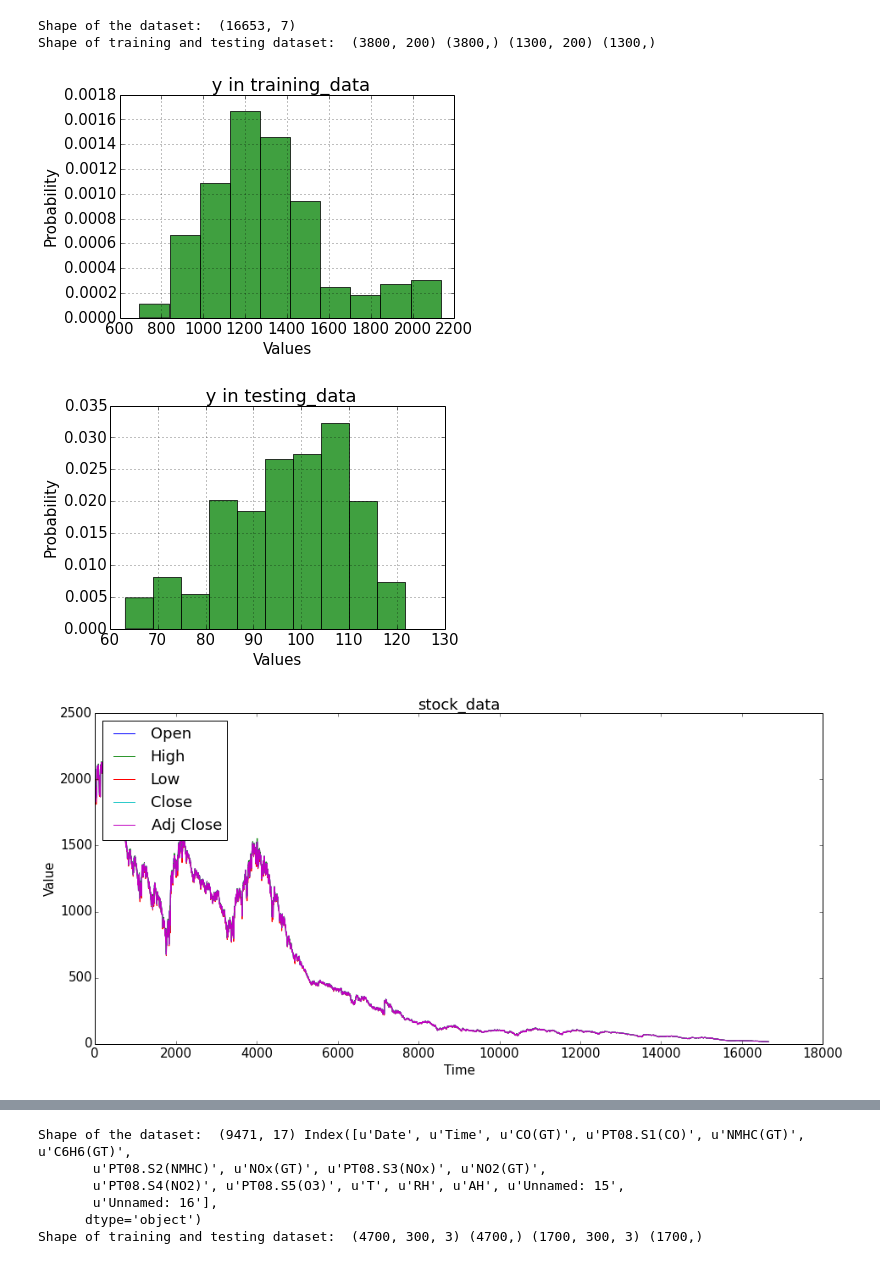
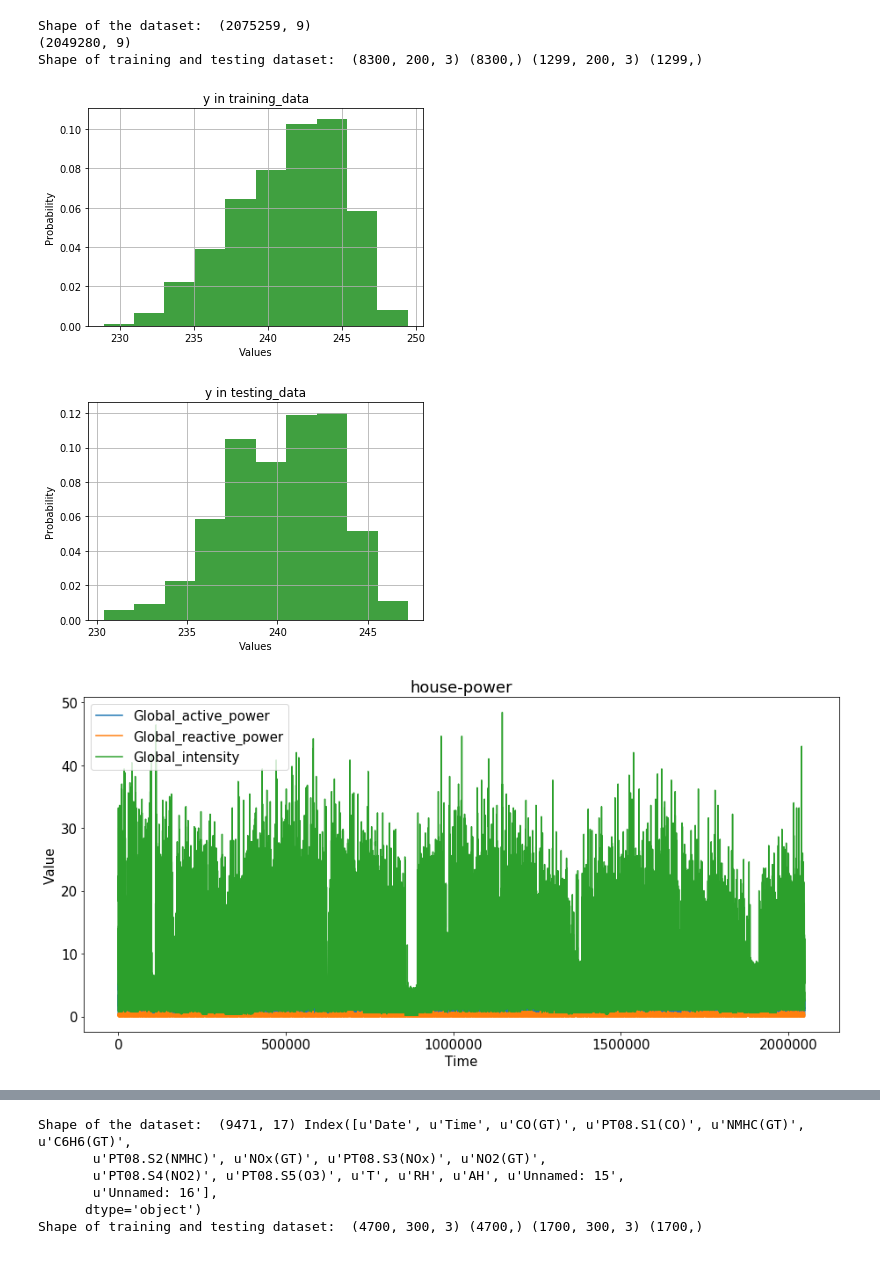
Before and after one commit to weilai0980/tsRNN, a Jupyter notebook: forecasting/data_prep.ipynb, the cells around one changed output, grey strips where cells are left out. Saved outputs shown, nothing was run; the diff lists cells and outputs as text; code cells hidden in the pictures.

```diff
--- a/forecasting/data_prep.ipynb
+++ b/forecasting/data_prep.ipynb
@@ -152,39 +138,68 @@ def multivariate_ts_plot( dta_df, title_str ):
 # %%
-# stock dataset for machine learning
-# ([u'Date', u'Open', u'High', u'Low', u'Close', u'Volume', u'Adj Close'], dtype='object')
+# house-power for machine learning
 
-para_uni_variate = True
+# Date;Time;Global_active_power;Global_reactive_power;
+# Voltage;Global_intensity;Sub_metering_1;Sub_metering_2;Sub_metering_3
+
+para_uni_variate = False
 para_train_test_split = False
 para_win_size = 200
+para_is_stateful = False
 
-para_train_range = (0,4000)
-para_test_range  = (10000,11500)
+para_train_range = (0,8500)
+para_test_range  = (8500,9999)
+
+addr = "../../dataset/dataset_ts/house_power.txt"
+dta_df = pd.read_csv( addr ,sep=';')
+print 'Shape of the dataset: ', dta_df.shape. dta_df.columns
+
+#----- clean -----
+
+dta_df.drop( dta_df[ dta_df['Global_active_power'] == '?' ].index, inplace=True )
+dta_df = dta_df.dropna(axis=0)
+
+print dta_df.shape
+# ----------------
+
+# ------ type conversion -----
+
+tmpcol = [ 'Global_active_power', 'Global_reactive_power', 'Voltage', 'Global_intensity',\
+          'Sub_metering_1', 'Sub_metering_2', 'Sub_metering_3' ]
+
+for i in tmpcol:
+    dta_df[i] = dta_df[i].astype(float)
+
+# ----------------------------
 
 
-addr = "../../dataset/dataset_ts/stock.csv"
-dta_df = pd.read_csv( addr ,sep=',')
-print 'Shape of the dataset: ', dta_df.shape
-
-
-x_train, x_test, y_train, y_test = build_training_testing_data_4learning( dta_df, 'High', ['Open','Volume'], \
-                        para_uni_variate, para_train_test_split, para_win_size, para_train_range, para_test_range)
+x_train, x_test, y_train, y_test = \
+build_training_testing_data_4learning( dta_df, 'Voltage', ['Global_active_power','Sub_metering_1'], \
+                                para_uni_variate, para_train_test_split, para_win_size, \
+                             para_train_range, para_test_range, para_is_stateful )
 
 print 'Shape of training and testing dataset: ', np.shape(x_train), np.shape(y_train),\
     np.shape(x_test), np.shape(y_test)
 
-# upsampling the training dataset if needed
 
 # visualization
-y_distribution_plot( y_train, ' y in training_data' )
-y_distribution_plot( y_test,  ' y in testing_data' )
+y_distribution_plot( y_train, 'y in training_data' )
+y_distribution_plot( y_test,  'y in testing_data' )
 
-tmpdf = dta_df.drop(['Date', 'Volume'], axis=1)
-multivariate_ts_plot( tmpdf, 'stock_data' )
+# tmpdf = dta_df.drop(['Date', 'Time', 'Voltage'], axis=1)
+# multivariate_ts_plot( tmpdf, 'house-power' )
 
-multivariate_ts_plot( dta_df[ ['Volume'] ], 'stock_data' )
+multivariate_ts_plot( dta_df[ ['Global_active_power', 'Global_reactive_power',\
+                               'Global_intensity'] ],\
+                     'house-power' )
+
+multivariate_ts_plot( dta_df[ ['Voltage'] ], 'house-power' )
+
+multivariate_ts_plot( dta_df[ ['Sub_metering_1', 'Sub_metering_2', 'Sub_metering_3'] ], \
+                     'house-power' )
 # %% [output]
-Shape of the dataset:  (16653, 7)
-Shape of training and testing dataset:  (3800, 200) (3800,) (1300, 200) (1300,)
+Shape of the dataset:  (2075259, 9)
+(2049280, 9)
+Shape of training and testing dataset:  (8300, 200, 3) (8300,) (1299, 200, 3) (1299,)
-[figure, old version]
+[figure, new version]
-[figure, old version]
+[figure, new version]
-[figure, old version]
+[figure, new version]
```
Also changed, not shown: parts of 8 cells of this notebook, 3 other files.
